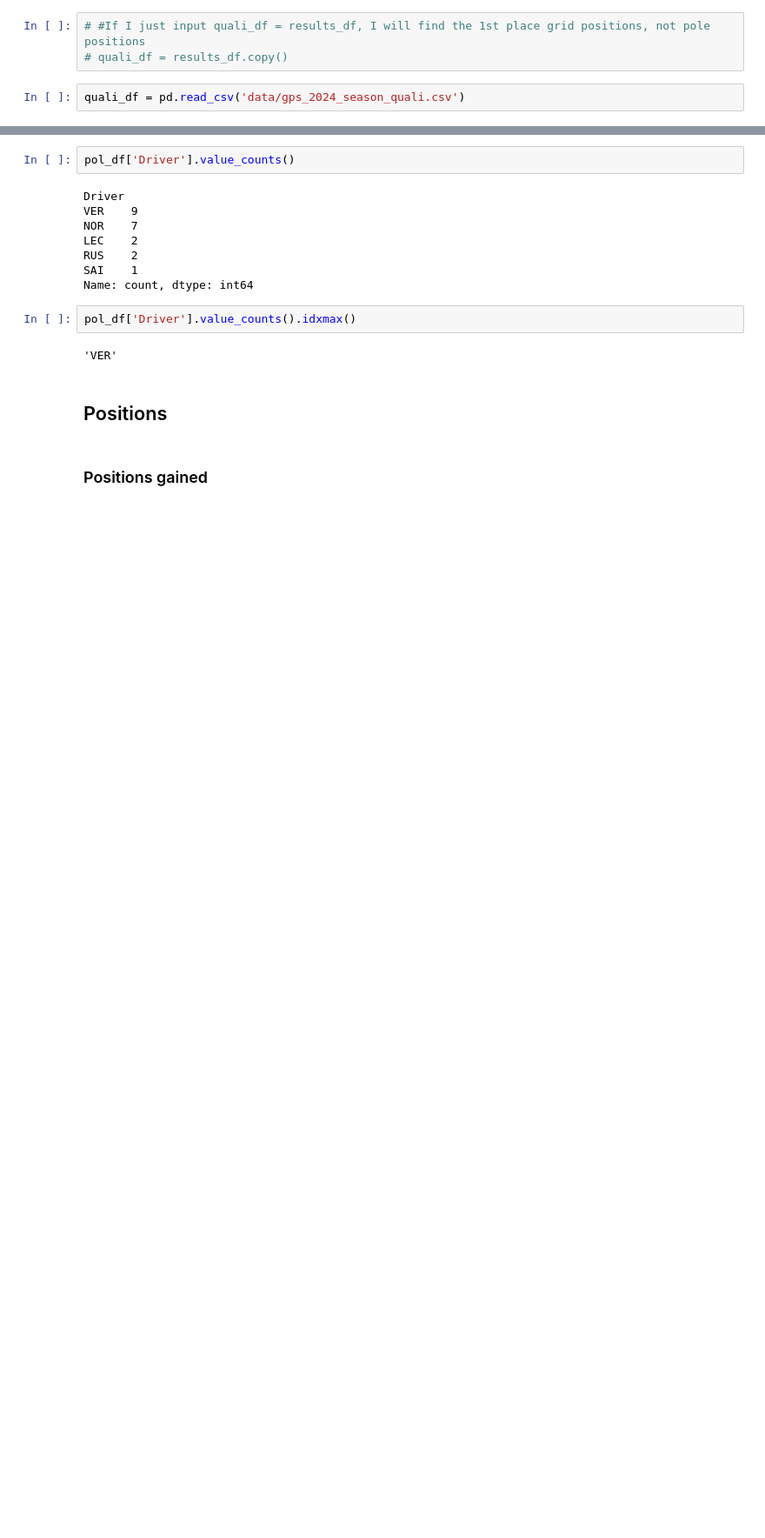
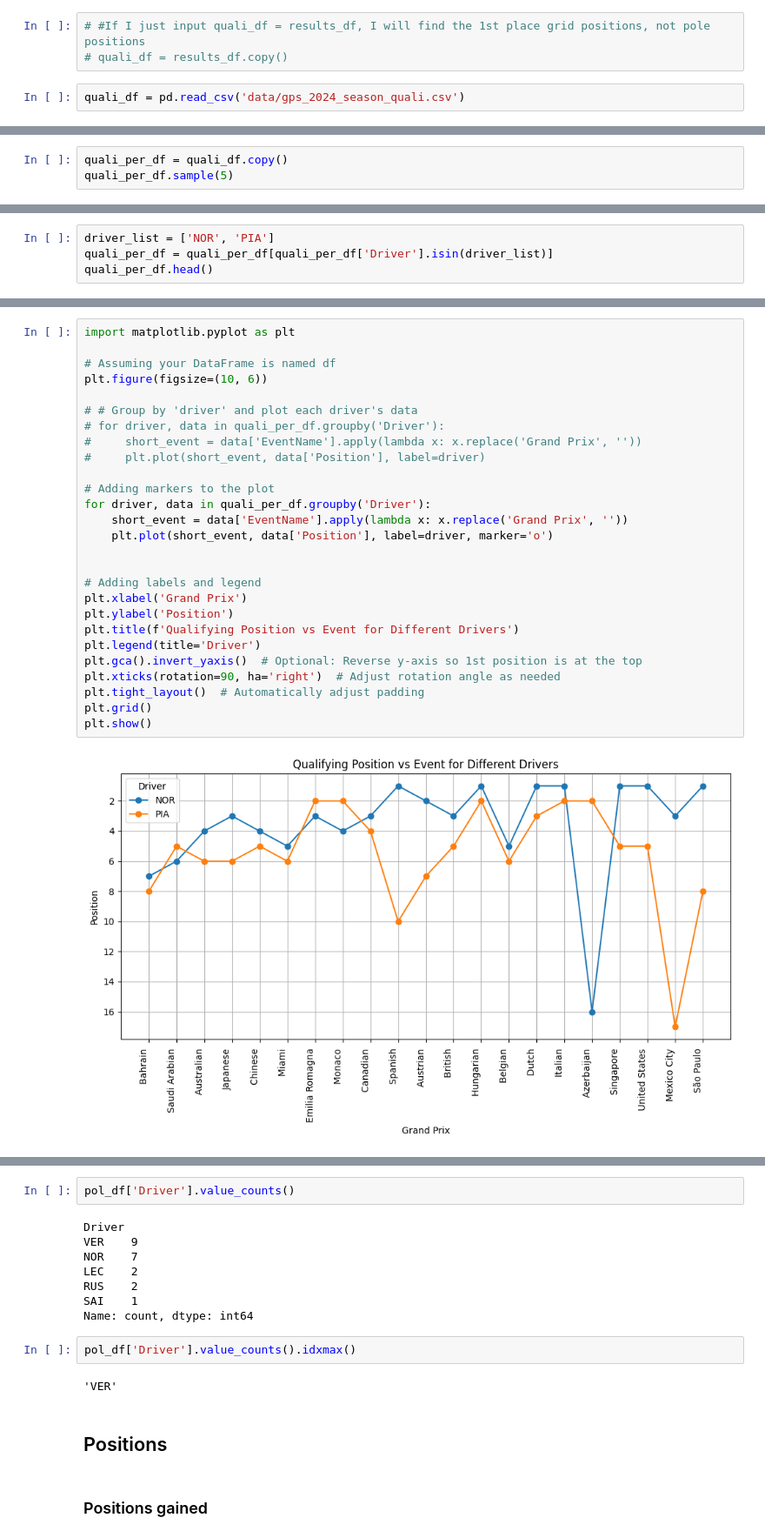
Before and after one commit to mihalisag/data-podium, a Jupyter notebook: f1_telemetry.ipynb, the cells around one changed output, grey strips where cells are left out. Shown at 87% size. Drawn from its saved outputs; the diff is of its cells as text; blank space fills up the shorter version.

```diff
--- a/f1_telemetry.ipynb
+++ b/f1_telemetry.ipynb
@@ -311,0 +315,3 @@ quali_df.head()
+# %%
+quali_per_df = quali_df.copy()
+quali_per_df.sample(5)
@@ -311,0 +325,4 @@ quali_df.head()
+# %%
+driver_list = ['NOR', 'PIA']
+quali_per_df = quali_per_df[quali_per_df['Driver'].isin(driver_list)]
+quali_per_df.head()
@@ -311,0 +336,29 @@ quali_df.head()
+# %%
+import matplotlib.pyplot as plt
+
+# Assuming your DataFrame is named df
+plt.figure(figsize=(10, 6))
+
+# # Group by 'driver' and plot each driver's data
+# for driver, data in quali_per_df.groupby('Driver'):
+#     short_event = data['EventName'].apply(lambda x: x.replace('Grand Prix', ''))
+#     plt.plot(short_event, data['Position'], label=driver)
+
+# Adding markers to the plot
+for driver, data in quali_per_df.groupby('Driver'):
+    short_event = data['EventName'].apply(lambda x: x.replace('Grand Prix', ''))
+    plt.plot(short_event, data['Position'], label=driver, marker='o')
+
+
+# Adding labels and legend
+plt.xlabel('Grand Prix')
+plt.ylabel('Position')
+plt.title(f'Qualifying Position vs Event for Different Drivers')
+plt.legend(title='Driver')
+plt.gca().invert_yaxis()  # Optional: Reverse y-axis so 1st position is at the top
+plt.xticks(rotation=90, ha='right')  # Adjust rotation angle as needed
+plt.tight_layout()  # Automatically adjust padding
+plt.grid()
+plt.show()
+# %% [output]
+[figure, added]
```
Also changed, not shown: parts of 18 cells of this notebook.
